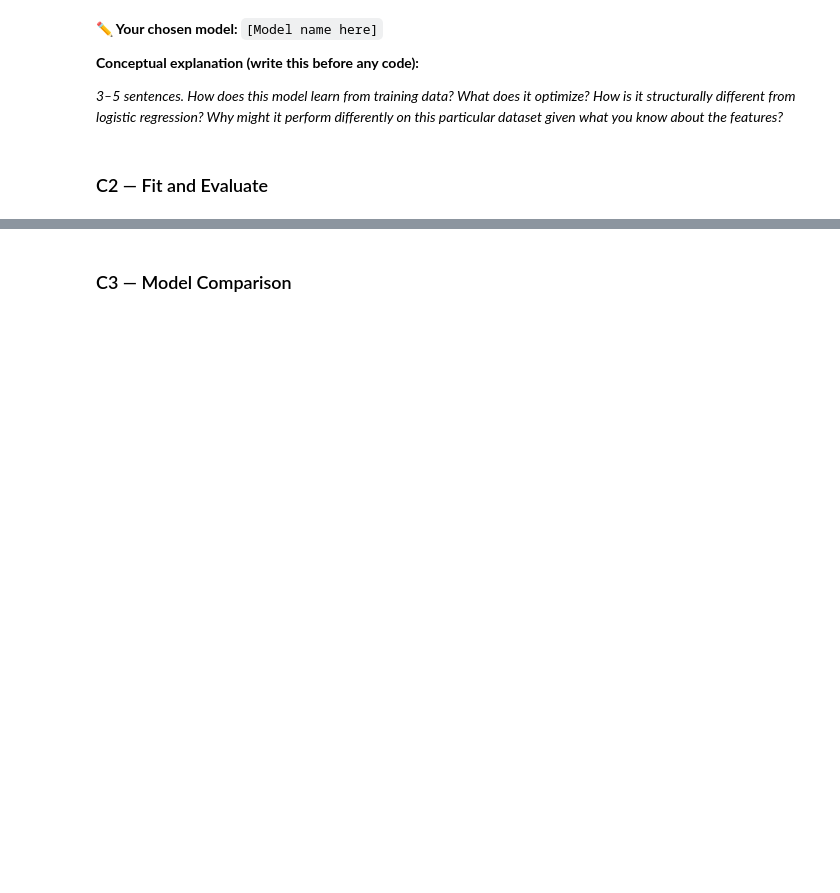
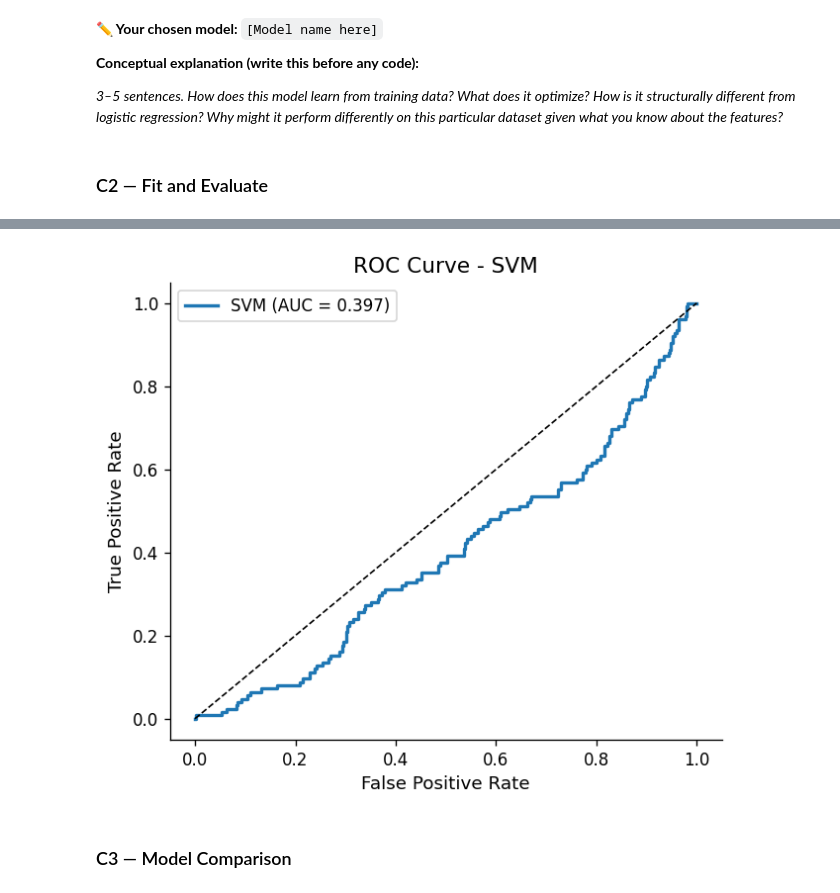
Before and after one commit to zlwym/IAT461_Assignment02, a Jupyter notebook: iat461_a2_scaffold_empty.ipynb, the cells around one changed output, grey strips where cells are left out. Cells and saved outputs as stored; diff of their text form; code cells hidden in the pictures; blank space fills up the shorter version.

```diff
--- a/iat461_a2_scaffold_empty.ipynb
+++ b/iat461_a2_scaffold_empty.ipynb
@@ -1080,3 +1115,28 @@ Available options: Decision Tree, Random Forest, Gradient Boosting, XGBoost, Lig
+# %%
+# YOUR CODE HERE
+# ROC curve (save fpr_c, tpr_c, auc_c for comparison plot)
+
+fpr_c, tpr_c, _ = roc_curve(y_test, y_prob_c)
+
+fig, ax=plt.subplots(figsize=(6,5))
+
+ax.plot(
+    fpr_c,
+    tpr_c,
+    lw=2,
+    label=f"SVM (AUC = {auc_c:.3f})"
+)
+
+ax.plot([0,1], [0,1], 'k--', lw=1)
+
+ax.set_xlabel('False Positive Rate')
+ax.set_ylabel('True Positive Rate')
+ax.set_title('ROC Curve - SVM')
+
+ax.legend()
+plt.show()
+# %% [output]
+[figure, added]
 # %% [markdown]
 ### C3 — Model Comparison
 # %%
```
Also changed, not shown: parts of 8 cells of this notebook.
